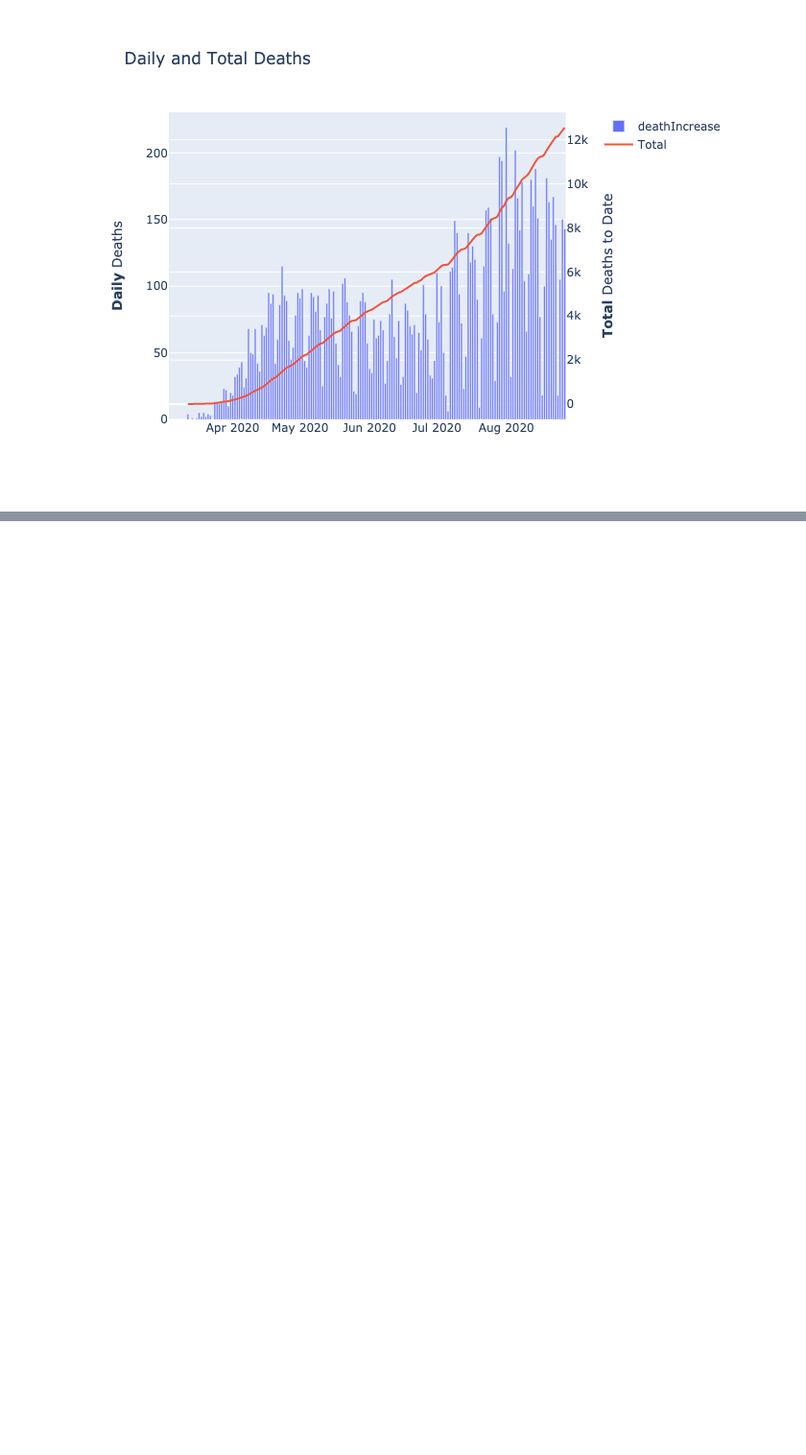
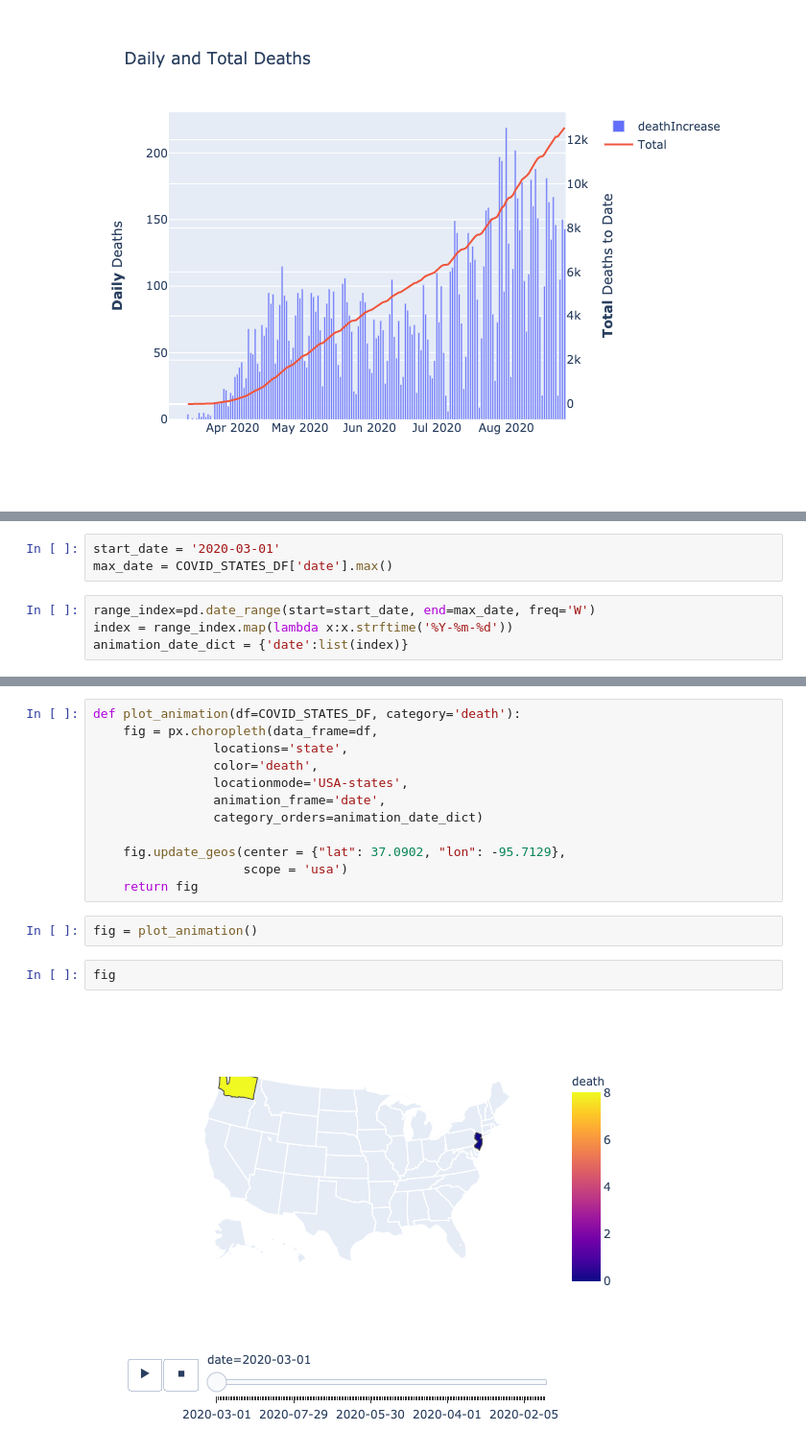
Before and after one commit to DanOvad/covid-hotspots, a Jupyter notebook: redesign.ipynb, the cells around one changed output, grey strips where cells are left out. Shown at 96% size. Cells and saved outputs as stored; diff of their text form; blank space fills up the shorter version.

```diff
--- a/redesign.ipynb
+++ b/redesign.ipynb
@@ -345,0 +386,7 @@ scatter_deaths_states(COVID_STATES_DF, 'CA')
+# %%
+start_date = '2020-03-01'
+max_date = COVID_STATES_DF['date'].max()
+# %%
+range_index=pd.date_range(start=start_date, end=max_date, freq='W')
+index = range_index.map(lambda x:x.strftime('%Y-%m-%d'))
+animation_date_dict = {'date':list(index)}
@@ -345,0 +425,18 @@ scatter_deaths_states(COVID_STATES_DF, 'CA')
+# %%
+def plot_animation(df=COVID_STATES_DF, category='death'):
+    fig = px.choropleth(data_frame=df,
+                locations='state',
+                color='death',
+                locationmode='USA-states',
+                animation_frame='date',
+                category_orders=animation_date_dict)
+
+    fig.update_geos(center = {"lat": 37.0902, "lon": -95.7129},
+                    scope = 'usa')
+    return fig
+# %%
+fig = plot_animation()
+# %%
+fig
+# %% [output]
+[figure, added]
```
Also changed, not shown: parts of 35 cells of this notebook, 3 other files.
